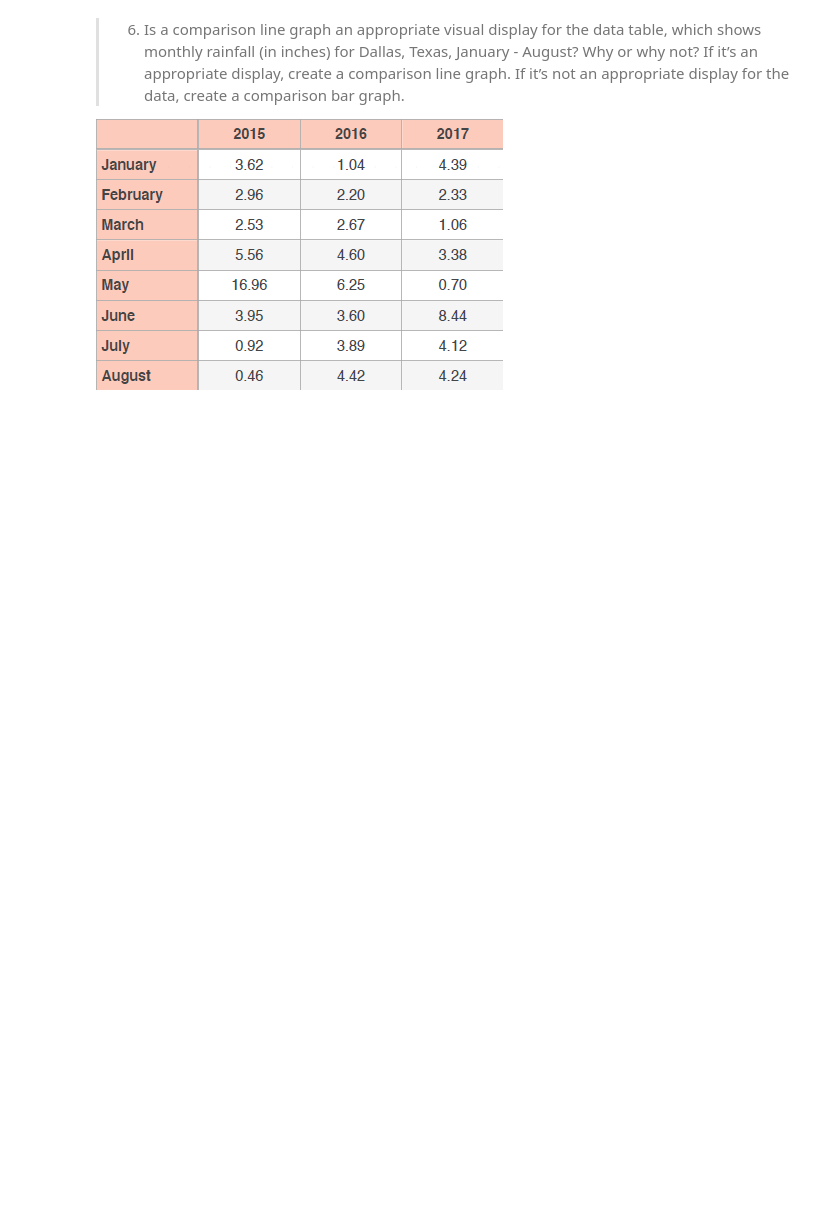
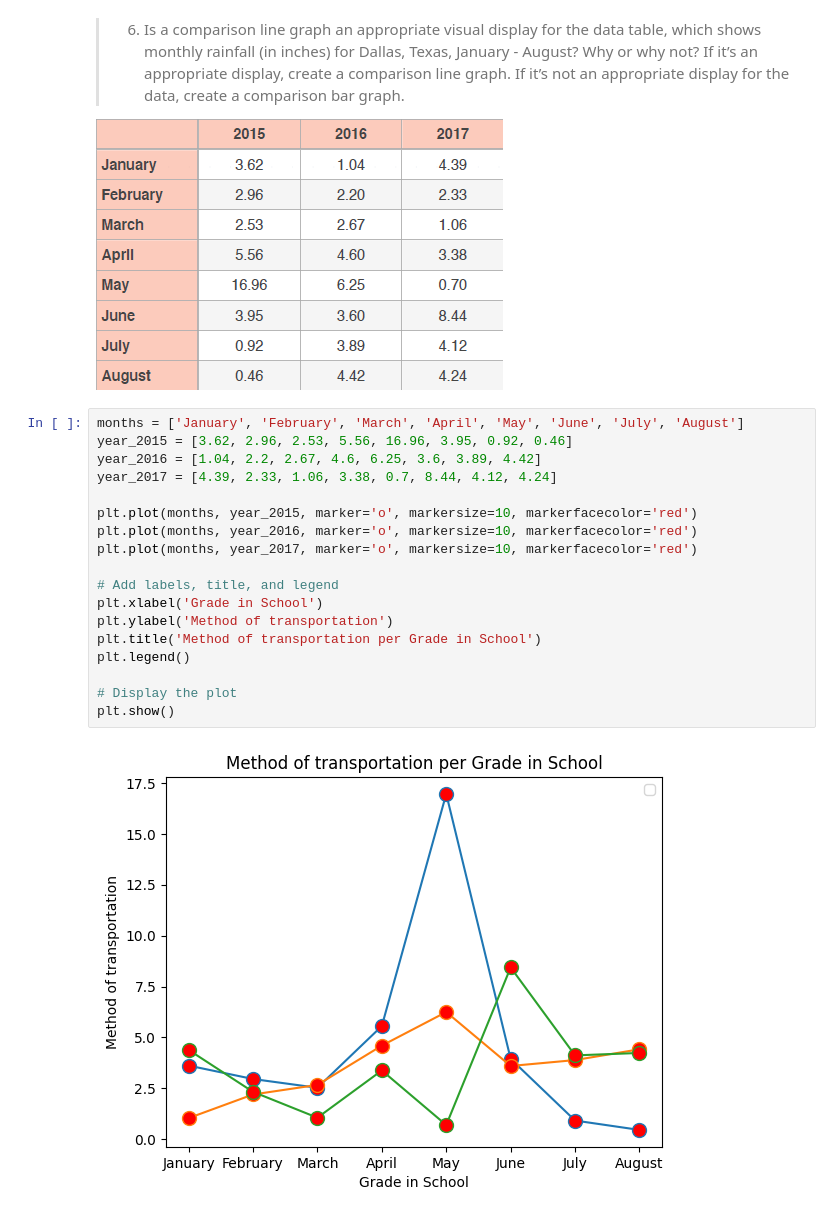
Before and after one commit to acasasis-dev/become-a-probability-n-statistics-master, a Jupyter notebook: bonus/section-02-visualizing-data/exercise-04-two-way-tables.ipynb, the cells around one changed output. Cells and saved outputs as stored; diff of their text form; blank space fills up the shorter version.

```diff
--- a/bonus/section-02-visualizing-data/exercise-04-two-way-tables.ipynb
+++ b/bonus/section-02-visualizing-data/exercise-04-two-way-tables.ipynb
@@ -110,3 +156,23 @@ comparison line graph. If it’s not an appropriate display for the data,
 create a comparison bar graph.
 
 ![image.png](attachment:image.png)
+# %%
+months = ['January', 'February', 'March', 'April', 'May', 'June', 'July', 'August']
+year_2015 = [3.62, 2.96, 2.53, 5.56, 16.96, 3.95, 0.92, 0.46]
+year_2016 = [1.04, 2.2, 2.67, 4.6, 6.25, 3.6, 3.89, 4.42]
+year_2017 = [4.39, 2.33, 1.06, 3.38, 0.7, 8.44, 4.12, 4.24]
+
+plt.plot(months, year_2015, marker='o', markersize=10, markerfacecolor='red')
+plt.plot(months, year_2016, marker='o', markersize=10, markerfacecolor='red')
+plt.plot(months, year_2017, marker='o', markersize=10, markerfacecolor='red')
+
+# Add labels, title, and legend
+plt.xlabel('Grade in School')
+plt.ylabel('Method of transportation')
+plt.title('Method of transportation per Grade in School')
+plt.legend()
+
+# Display the plot
+plt.show()
+# %% [output]
+[figure, added]
```
Also changed, not shown: parts of 4 cells of this notebook.
